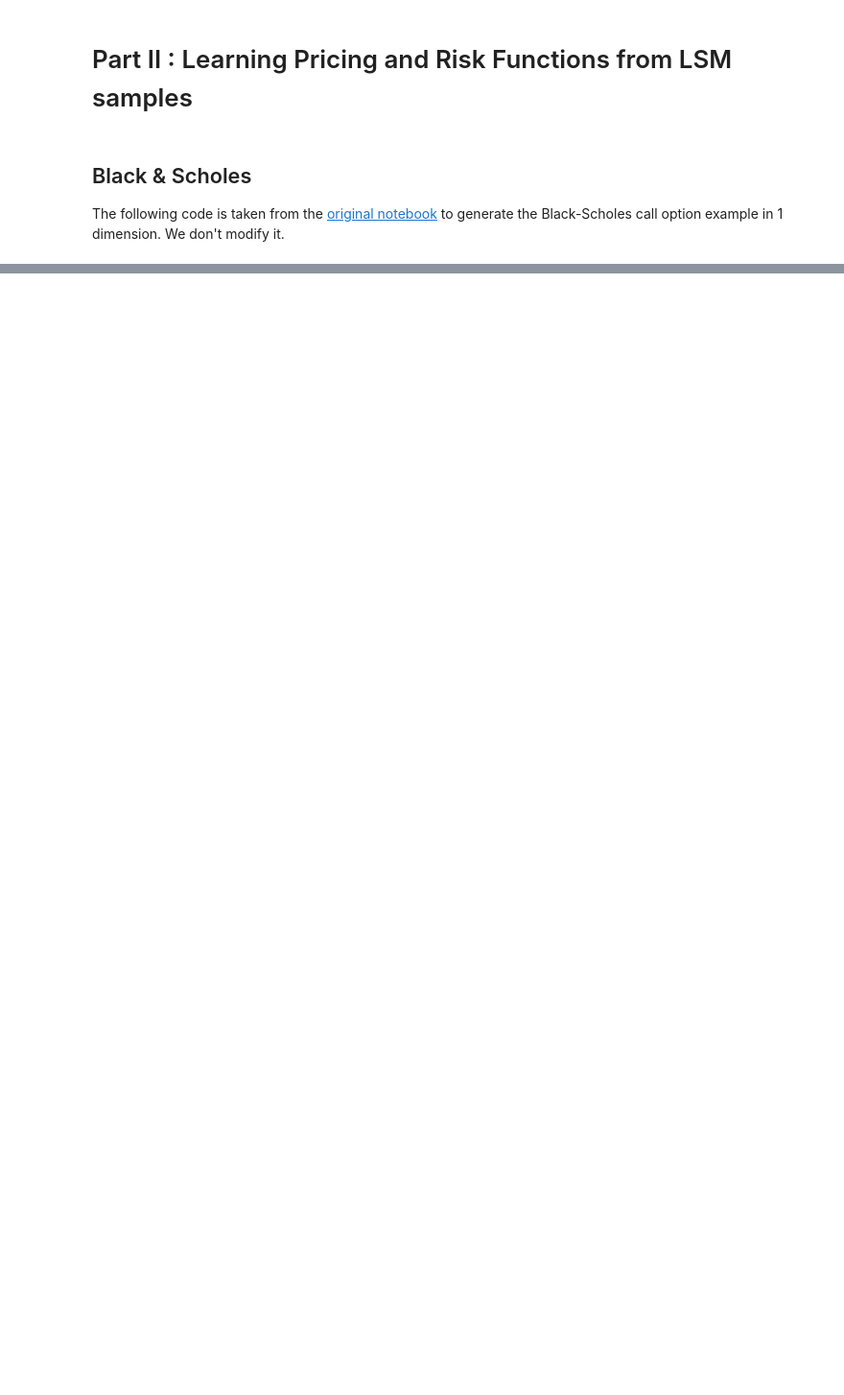
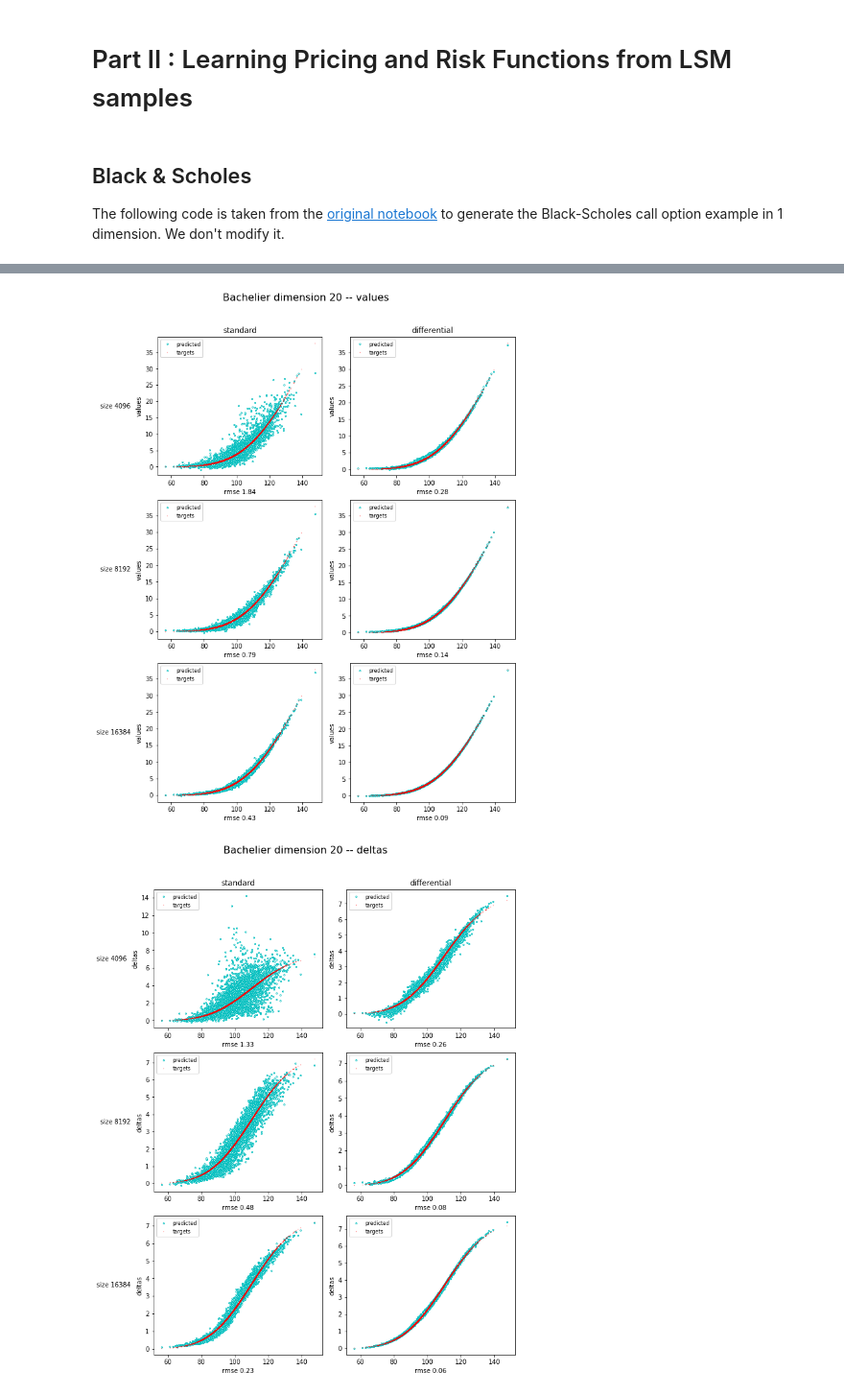
Before and after one commit to pmdanton/differential_learning, a Jupyter notebook: differential_machine_learning.ipynb, the cells around one changed output, grey strips where cells are left out. Shown at 96% size. Saved outputs shown, nothing was run; the diff lists cells and outputs as text; code cells hidden in the pictures; blank space fills up the shorter version.

```diff
--- a/differential_machine_learning.ipynb
+++ b/differential_machine_learning.ipynb
@@ -307,0 +643,25 @@ A very good fit!
+# %%
+# basket / bachelier dimension
+basketDim = 20
+
+# simulation set sizes to perform
+sizes = [4096, 8192, 16384]
+
+# show delta?
+showDeltas = True
+deltidx = 0 # show delta to first stock
+
+# seed
+# simulSeed = 1234
+simulSeed = np.random.randint(0, 10000)
+print("using seed %d" % simulSeed)
+testSeed = None
+weightSeed = None
+
+# number of test scenarios
+nTest = 4096
+
+# go
+generator = Bachelier(basketDim)
+xAxis, yTest, dydxTest, vegas, values, deltas = \
+    test(generator, sizes, nTest, simulSeed, None, weightSeed)
@@ -307,0 +680,10 @@ A very good fit!
+# %%
+# show predicitions
+graph("Bachelier dimension %d" % basketDim, values, xAxis, "", "values", yTest, sizes, True)
+
+# show deltas
+if showDeltas:
+    graph("Bachelier dimension %d" % basketDim, deltas, xAxis, "", "deltas", dydxTest, sizes, True)
+# %% [output]
+[figure, added]
+[figure, added]
```
Also changed, not shown: parts of 69 cells of this notebook.
